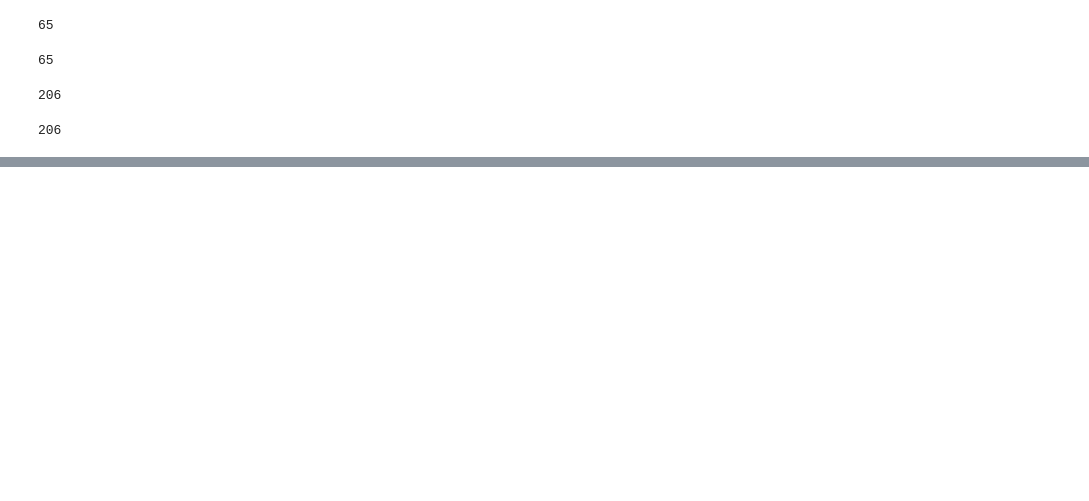
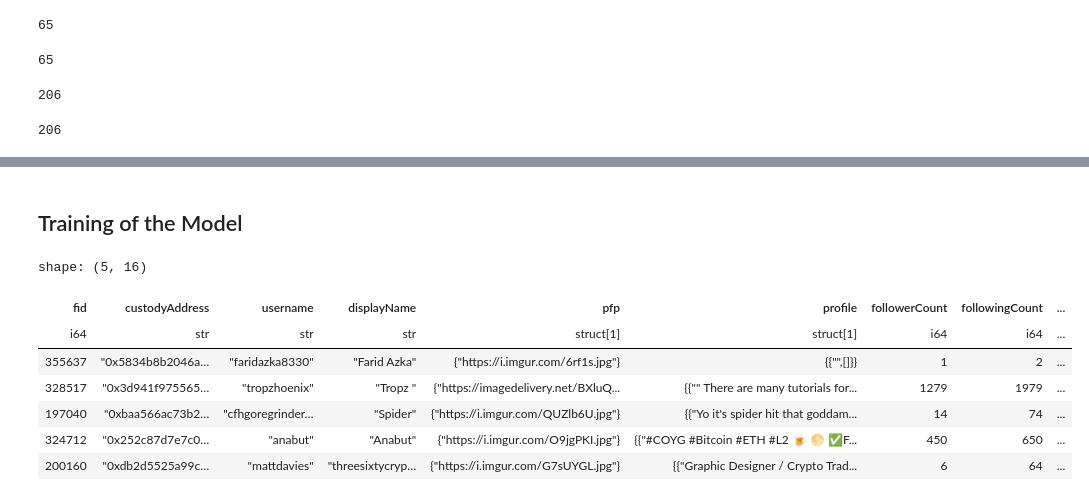
Before and after one commit to DappaDanDev/giza-farcaster-bot, a Jupyter notebook: giza-datasets.ipynb, the cells around one changed output, grey strips where cells are left out. Saved outputs shown, nothing was run; the diff lists cells and outputs as text; code cells hidden in the pictures; blank space fills up the shorter version.

Commit message:
Trained the Model
Model training completed

```diff
--- a/giza-datasets.ipynb
+++ b/giza-datasets.ipynb
@@ -355,0 +448,9 @@ spam_count
+# %%
+# Filter the dataset to only include rows where "is_bot" = 0
+filtered_df = df.filter(pl.col("is_bot") == 0)
+
+# Randomly select 497 rows from the filtered dataset
+selected_rows = filtered_df.sample(n=497)
+
+# Remove the selected rows from the original dataset
+df = df.filter(~pl.col("fid").is_in(selected_rows.get_column("fid")))
@@ -355,0 +468,2 @@ spam_count
+# %% [markdown]
+## Training of the Model
@@ -355,0 +473,30 @@ spam_count
+# %%
+def convert_active_status(df):
+    df = df.with_columns(
+        pl.when(pl.col('activeStatus') == 'active').then(1)
+        .when(pl.col('activeStatus') == 'inactive').then(0)
+        .otherwise(pl.col('activeStatus'))
+        .cast(pl.Int8)
+        .alias('activeStatus')
+    )
+    return df
+# %%
+def convert_power_badge(df):
+    df = df.with_columns(
+        pl.col('powerBadge').cast(pl.Int8).alias('powerBadge')
+    )
+    return df
+# %%
+df = convert_active_status(df)
+df = convert_power_badge(df)
+# %%
+df.head()
+# %% [output]
+shape: (5, 16)
+| fid | custodyAddress | username | displayName | pfp | profile | followerCount | followingCount | ... |
+| i64 | str | str | str | struct[1] | struct[1] | i64 | i64 | ... |
+| 355637 | "0x5834b8b2046a… | "faridazka8330" | "Farid Azka" | {"https://i.imgur.com/6rf1s.jpg"} | {{"",[]}} | 1 | 2 | ... |
+| 328517 | "0x3d941f975565… | "tropzhoenix" | "Tropz " | {"https://imagedelivery.net/BXluQ... | {{"" There are many tutorials for... | 1279 | 1979 | ... |
+| 197040 | "0xbaa566ac73b2… | "cfhgoregrinder… | "Spider" | {"https://i.imgur.com/QUZlb6U.jpg"} | {{"Yo it's spider hit that goddam... | 14 | 74 | ... |
+| 324712 | "0x252c87d7e7c0… | "anabut" | "Anabut" | {"https://i.imgur.com/O9jgPKI.jpg"} | {{"#COYG #Bitcoin #ETH #L2 🍺 🌕 ✅F... | 450 | 650 | ... |
+| 200160 | "0xdb2d5525a99c… | "mattdavies" | "threesixtycryp… | {"https://i.imgur.com/G7sUYGL.jpg"} | {{"Graphic Designer / Crypto Trad... | 6 | 64 | ... |
```
Also changed, not shown: parts of 41 cells of this notebook, 15 other files.
